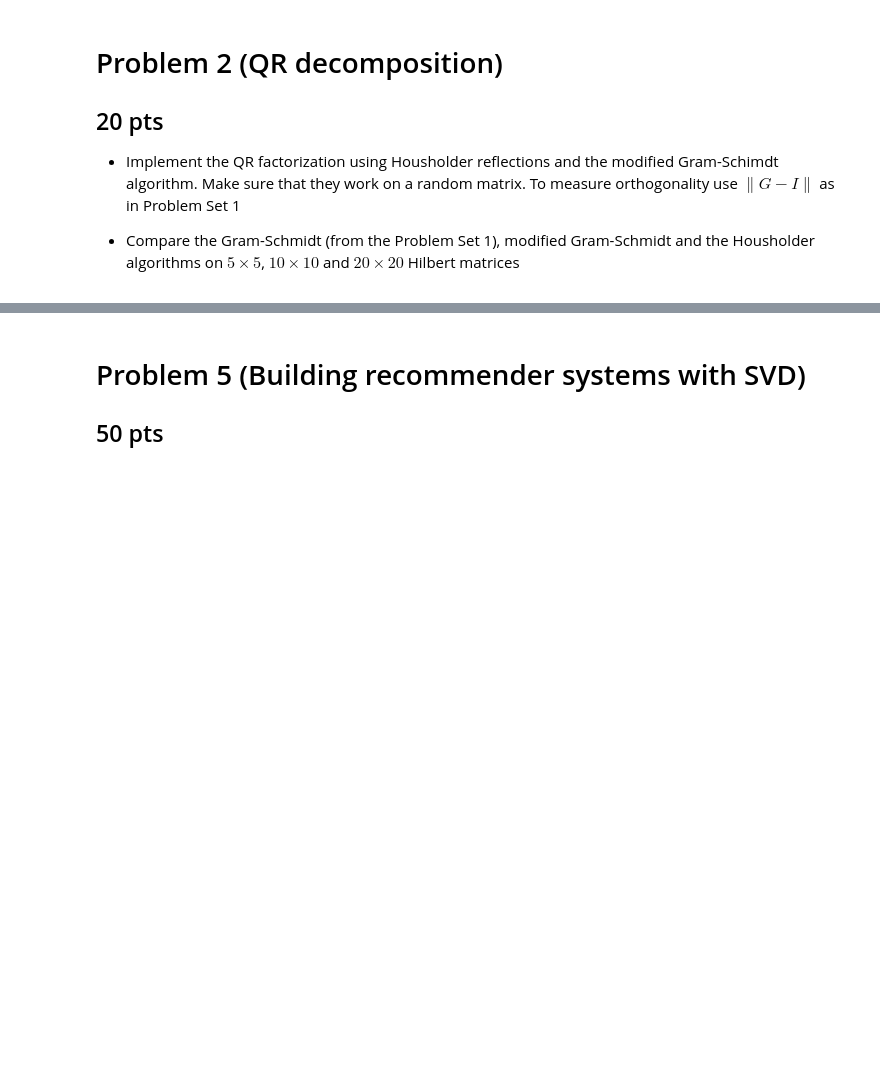
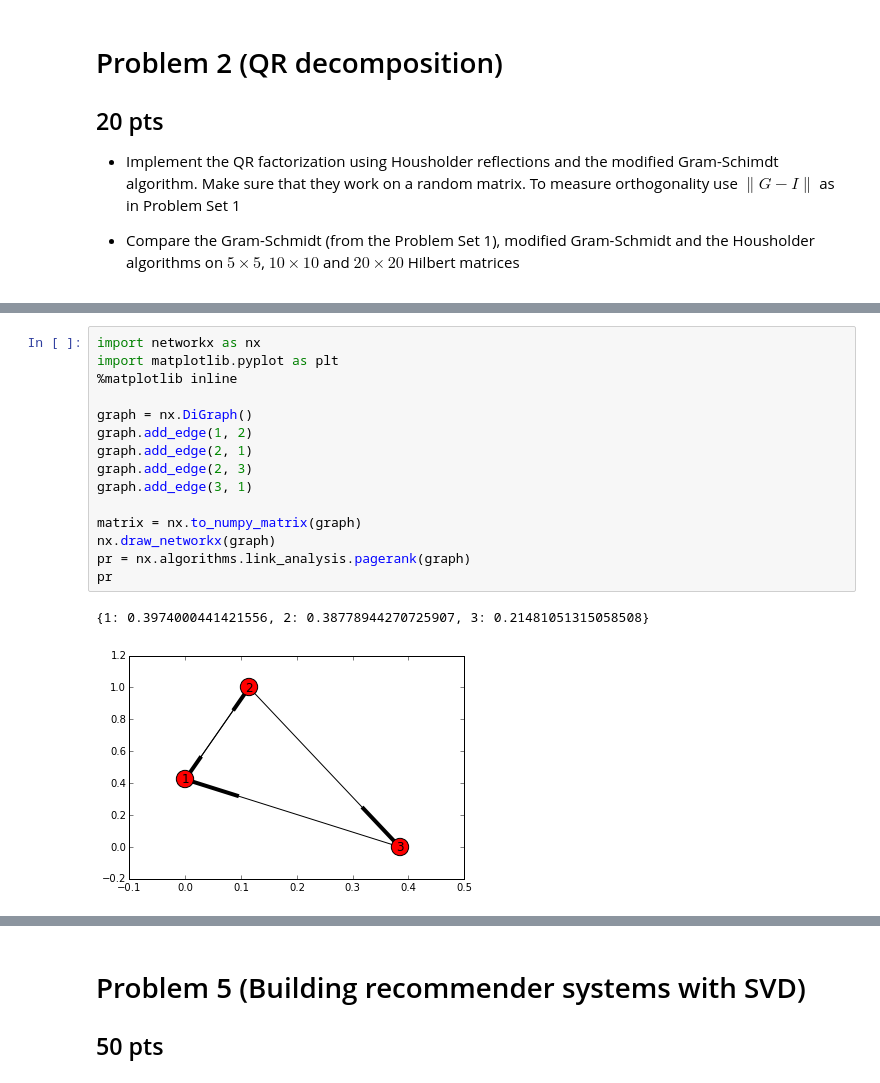
Before and after one commit to Aelphy/skoltech, a Jupyter notebook: numerical_linear_algebra/hw3/hw3.ipynb, the cells around one changed output, grey strips where cells are left out. Drawn from its saved outputs; the diff is of its cells as text; blank space fills up the shorter version.

```diff
--- a/numerical_linear_algebra/hw3/hw3.ipynb
+++ b/numerical_linear_algebra/hw3/hw3.ipynb
@@ -181,4 +340,22 @@ Let us now find the most significant articles on the simple english Wikipedia ac
 * Plot relative errors ${|\lambda_{k+1} - 1|}$  and $\frac{\|x_{k+1} - x_{k}\|}{\|x_{k+1}\|}$ as a function of $k$ for different $d$. **Note** that your matrix contains a lot of zeros and is stored in the sparse format. Hence `np.dot(A, x)` will not work. However, sparse matrices has method `.dot()`, so `A.dot(x)` works fine.
 
 * Print names of top-5 articles when $d=0.85$.
+# %%
+import networkx as nx
+import matplotlib.pyplot as plt
+%matplotlib inline
+
+graph = nx.DiGraph()
+graph.add_edge(1, 2)
+graph.add_edge(2, 1)
+graph.add_edge(2, 3)
+graph.add_edge(3, 1)
+
+matrix = nx.to_numpy_matrix(graph)
+nx.draw_networkx(graph)
+pr = nx.algorithms.link_analysis.pagerank(graph)
+pr
+# %% [output]
+{1: 0.3974000441421556, 2: 0.38778944270725907, 3: 0.21481051315058508}
+[figure, added]
 # %% [markdown]
```
Also changed, not shown: parts of 4 cells of this notebook, 4 other files.
